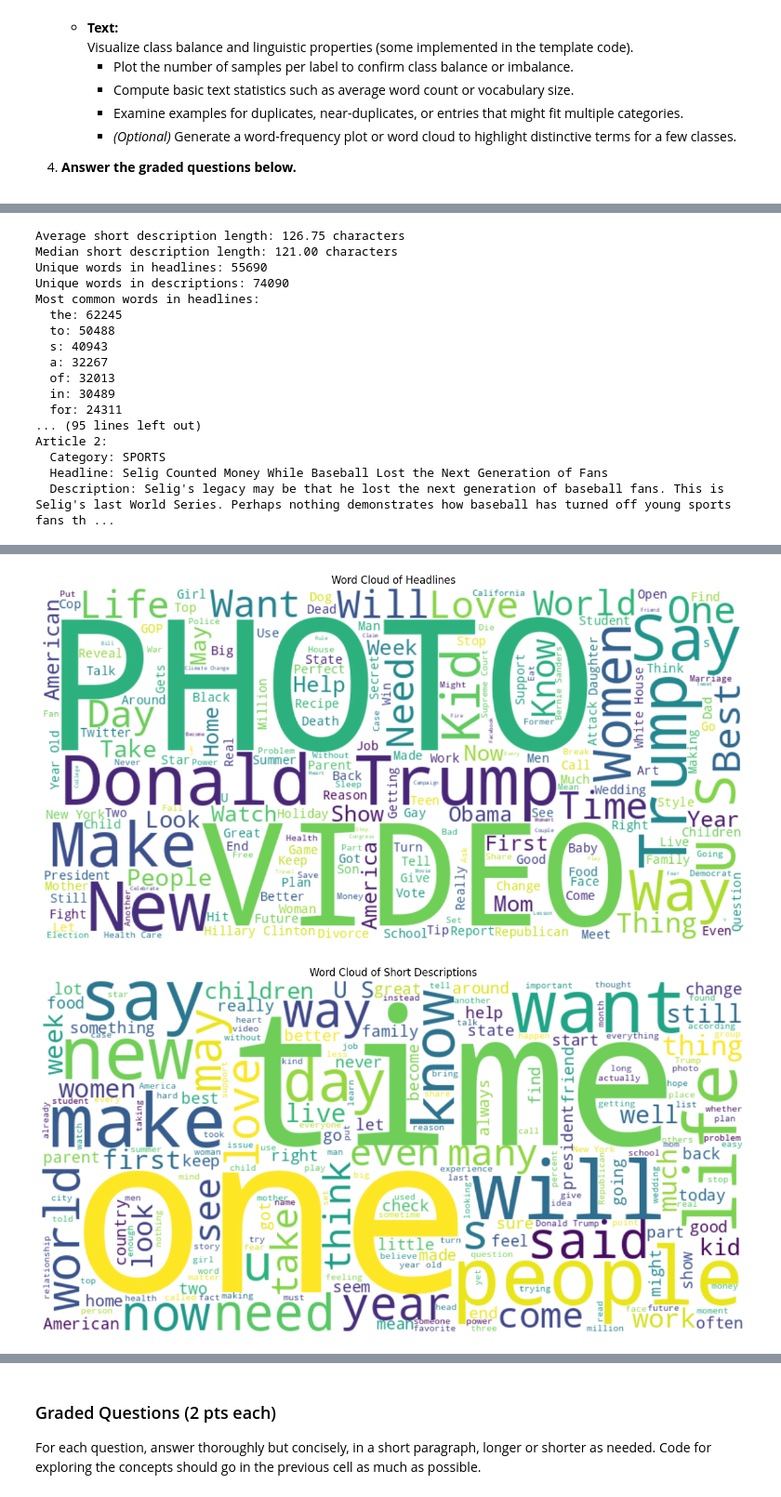
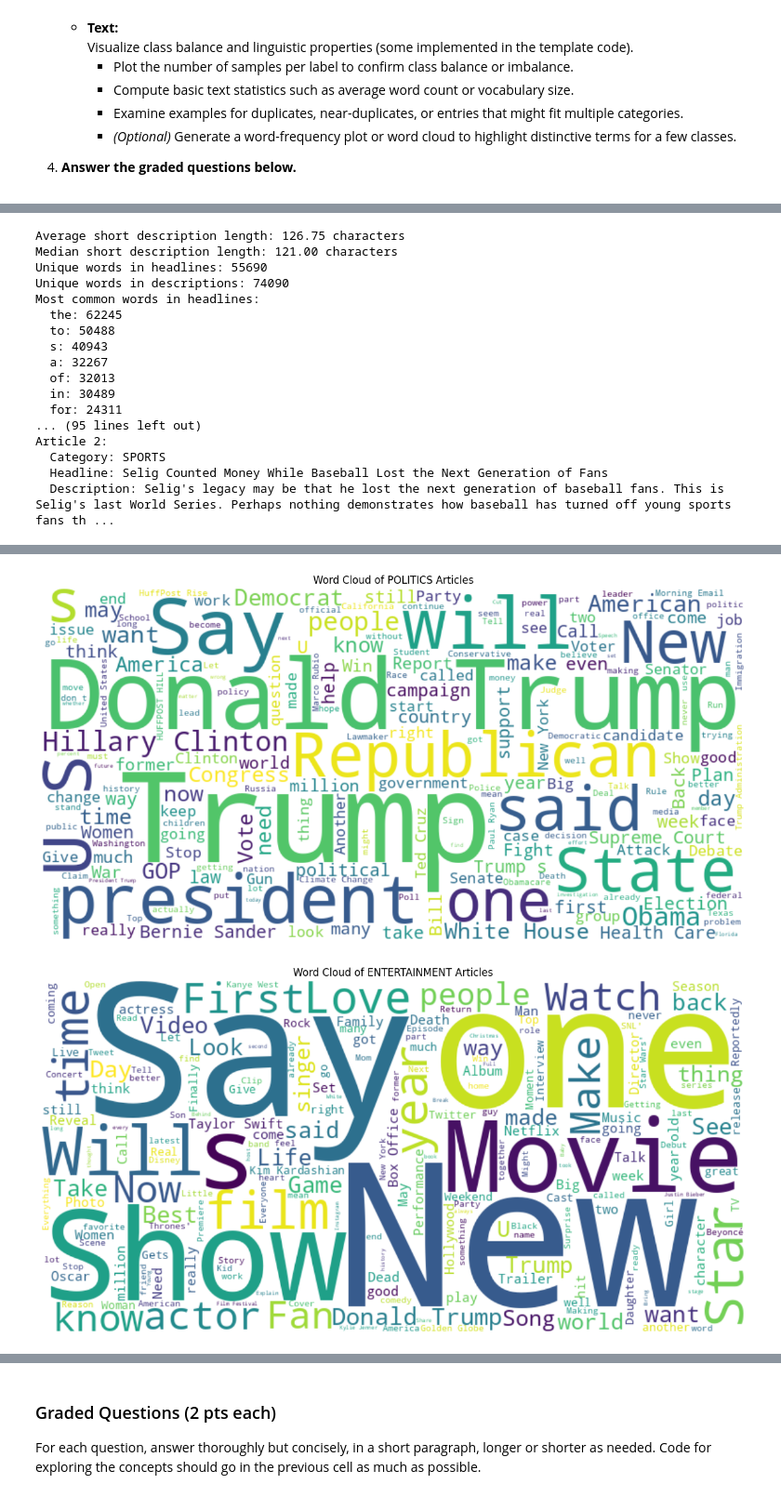
Before and after one commit to cdc18b/deeplearning, a Jupyter notebook: Milestone_01.ipynb, the cells around one changed output, grey strips where cells are left out. Shown at 93% size. Cells and saved outputs as stored; diff of their text form; code cells hidden in the pictures.

```diff
--- a/Milestone_01.ipynb
+++ b/Milestone_01.ipynb
@@ -394,8 +393,9 @@ for category, count in category_counts.most_common():
     print(f"  {category}: {count}")
 print("\n" * 2)
 
-# Show 10 random examples of category, headline, and short description
-for example in huff_all.shuffle(seed=random_seed).select([i for i in list(range(10))]):
+# Show 20 random examples of category, headline, and short description
+print("Random examples:")
+for example in huff_all.shuffle(seed=random_seed).select([i for i in list(range(20))]):
     print(f"Category: {example['category']}")
     print(f"Headline: {example['headline']}")
     print(f"Description: {example['short_description']}")
@@ -412,10 +412,15 @@ plt.tight_layout()
 plt.show()
 
 # Look for empty or missing values in the headline and short description columns
+print("Documenting inconsistencies in the dataset:")
 empty_headlines = sum(1 for ex in huff_all if not ex["headline"])
 empty_descriptions = sum(1 for ex in huff_all if not ex["short_description"])
 print(f"Empty headlines: {empty_headlines}")
 print(f"Empty descriptions: {empty_descriptions}")
+
+# Look for empty combined text (headline + description)
+empty_combined = sum(1 for ex in huff_all if not (ex["headline"] or ex["short_description"]))
+print(f"Empty combined headline + description: {empty_combined}")
 
 # Look for duplicate articles based on headline and description
 seen = set()
@@ -427,6 +432,24 @@ for ex in huff_all:
     else:
         seen.add(key)
 print(f"Duplicate articles: {duplicates}")
+
+# Identifying categories that are very similar to each other
+similar_categories = []
+for cat1 in unique_categories:
+    for cat2 in unique_categories:
+        if cat1 != cat2 and cat1 in cat2:
+            similar_categories.append((cat1, cat2)) # This checks if one category name is a substring of another
+print("Similar categories (one is a substring of the other):")
+for cat1, cat2 in similar_categories:
+    print(f"  '{cat1}' is a substring of '{cat2}'")
+
+# Manually identified similar categories that are not substrings but may have overlapping content
+# For example, "POLITICS" and "WORLD NEWS" might have some overlap in content, even though they are not substrings of each other.
+print("\nManually identified similar categories:")
+print("  'POLITICS' and 'WORLD NEWS'")
+print("  'TECH' and 'SCIENCE'")
+print("  'ENTERTAINMENT' and 'ARTS & CULTURE'")
+print("  'PARENTING' AND 'PARENTS'")
 
 # Plot a histogram of headline lengths
 headline_lengths = [len(ex["headline"]) for ex in huff_all if ex["headline"]]
@@ -622,34 +645,13 @@ for i in range(sample_size):
         category_j = huff_sample[j]["category"]
         similarity_score = similarity_matrix[i, j]
 
-        if category_i != category_j and similarity_score > 0.8:
+        if category_i != category_j and similarity_score > 0.3:
             similar_but_different.append((i, j))
         elif category_i == category_j and similarity_score < 0.2:
             dissimilar_but_same.append((i, j))
 
 print(f"Number of similar but different category pairs: {len(similar_but_different)}")
 print(f"Number of dissimilar but same category pairs: {len(dissimilar_but_same)}")
-
-
-# Generate a word cloud of the most common words in headlines
-!pip install wordcloud
-from wordcloud import WordCloud
-headline_text = " ".join(ex["headline"] for ex in huff_all if ex["headline"])
-wordcloud = WordCloud(width=800, height=400, background_color='white').generate(headline_text)
-plt.figure(figsize=(15, 7.5))
-plt.imshow(wordcloud, interpolation='bilinear')
-plt.axis("off")
-plt.title("Word Cloud of Headlines")
-plt.show()
-
-# Generate a word cloud of the most common words in short descriptions
-description_text = " ".join(ex["short_description"] for ex in huff_all if ex["short_description"])
-wordcloud = WordCloud(width=800, height=400, background_color='white').generate(description_text)
-plt.figure(figsize=(15, 7.5))
-plt.imshow(wordcloud, interpolation='bilinear')
-plt.axis("off")
-plt.title("Word Cloud of Short Descriptions")
-plt.show()
 
 # Generate a word cloud of the most common words in articles from the "POLITICS" category
 politics_text = " ".join(ex["headline"] + " " + ex["short_description"] for ex in huff_all if ex["category"] == "POLITICS")
@@ -659,6 +661,24 @@ plt.imshow(wordcloud, interpolation='bilinear')
 plt.axis("off")
 plt.title("Word Cloud of POLITICS Articles")
 plt.show()
+
+# Generate a word cloud of the most common words in articles from the "ENTERTAINMENT" category
+entertainment_text = " ".join(ex["headline"] + " " + ex["short_description"] for ex in huff_all if ex["category"] == "ENTERTAINMENT")
+wordcloud = WordCloud(width=800, height=400, background_color='white').generate(entertainment_text)
+plt.figure(figsize=(15, 7.5))
+plt.imshow(wordcloud, interpolation='bilinear')
+plt.axis("off")
+plt.title("Word Cloud of ENTERTAINMENT Articles")
+plt.show()
+
+# Generate a word cloud of the most common words in articles from the "WELLNESS" category
+wellness_text = " ".join(ex["headline"] + " " + ex["short_description"] for ex in huff_all if ex["category"] == "WELLNESS")
+wordcloud = WordCloud(width=800, height=400, background_color='white').generate(wellness_text)
+plt.figure(figsize=(15, 7.5))
+plt.imshow(wordcloud, interpolation='bilinear')
+plt.axis("off")
+plt.title("Word Cloud of WELLNESS Articles")
+plt.show()
 # %% [output]
 Total articles: 200853
 Unique categories: 41
@@ -724,2 +757,2 @@ Requirement already satisfied: six>=1.5 in /Users/chandlercampbell/.venvs/ds-gpu
-[figure, old version]
+[figure, new version]
-[figure, old version]
+[figure, new version]
```
Also changed, not shown: parts of 3 cells of this notebook.
